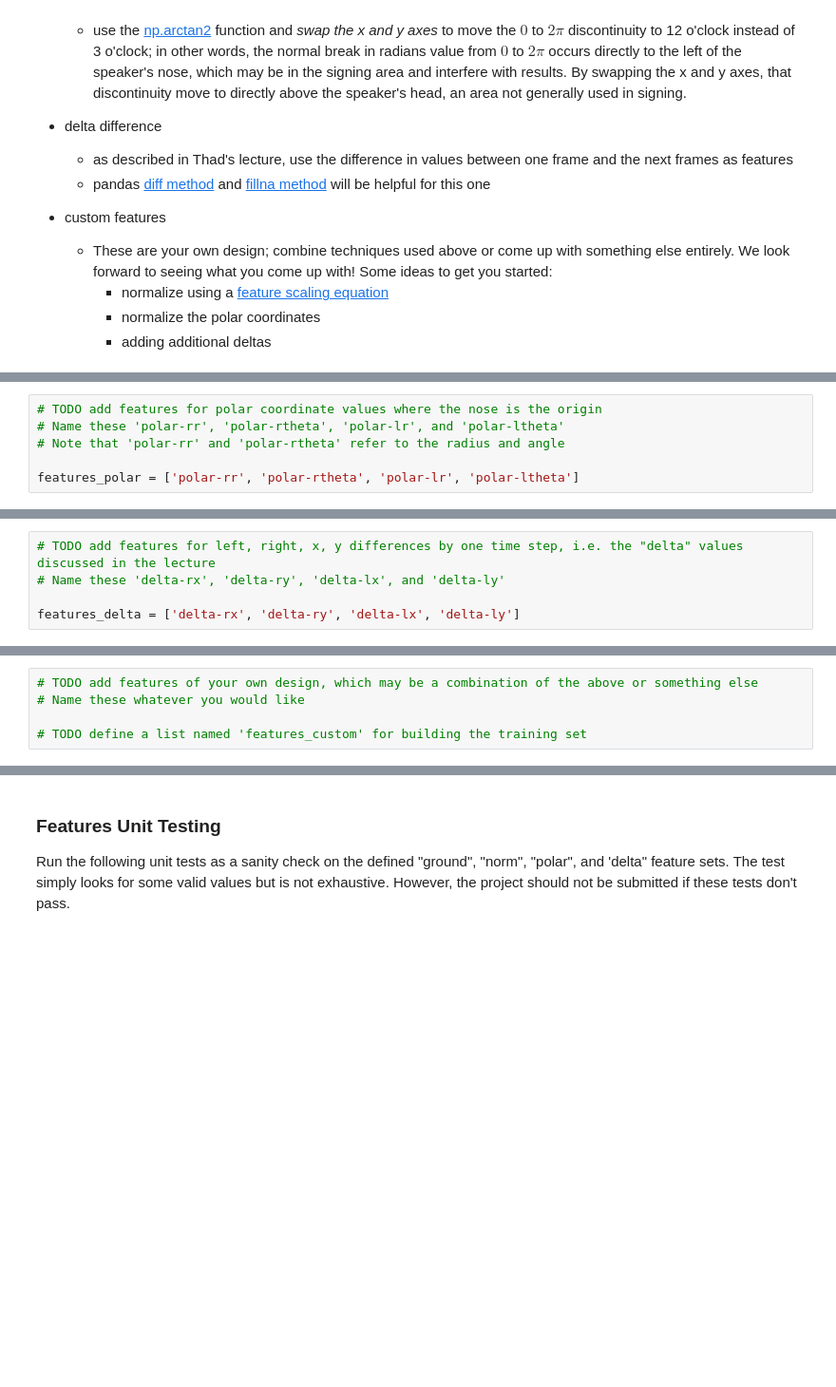
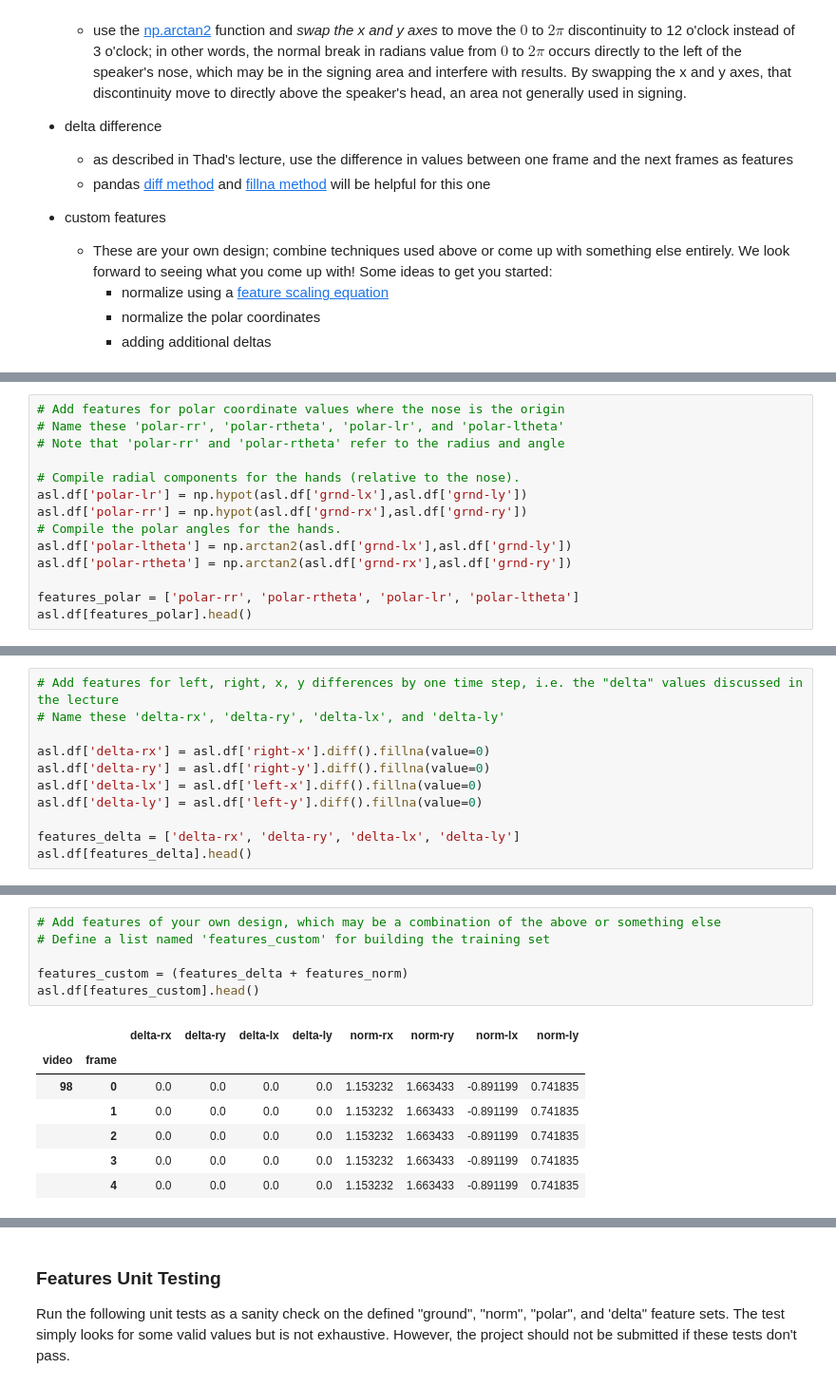
Before and after one commit to Ohara124c41/AIND-ASL_Recognizer, a Jupyter notebook: AIND-Recognizer-master/asl_recognizer.ipynb, the cells around one changed output, grey strips where cells are left out. Shown: that part at 95% size. Saved outputs shown, nothing was run; the diff lists cells and outputs as text; blank space fills up the shorter version.

```diff
--- a/AIND-Recognizer-master/asl_recognizer.ipynb
+++ b/AIND-Recognizer-master/asl_recognizer.ipynb
@@ -124,6 +220,14 @@ features_norm = ['norm-rx', 'norm-ry', 'norm-lx','norm-ly']
 # %%
-# TODO add features for polar coordinate values where the nose is the origin
+# Add features for polar coordinate values where the nose is the origin
 # Name these 'polar-rr', 'polar-rtheta', 'polar-lr', and 'polar-ltheta'
 # Note that 'polar-rr' and 'polar-rtheta' refer to the radius and angle
 
+# Compile radial components for the hands (relative to the nose).
+asl.df['polar-lr'] = np.hypot(asl.df['grnd-lx'],asl.df['grnd-ly'])
+asl.df['polar-rr'] = np.hypot(asl.df['grnd-rx'],asl.df['grnd-ry'])
+# Compile the polar angles for the hands.
+asl.df['polar-ltheta'] = np.arctan2(asl.df['grnd-lx'],asl.df['grnd-ly'])
+asl.df['polar-rtheta'] = np.arctan2(asl.df['grnd-rx'],asl.df['grnd-ry'])
+
 features_polar = ['polar-rr', 'polar-rtheta', 'polar-lr', 'polar-ltheta']
+asl.df[features_polar].head()
@@ -130,5 +242,11 @@ features_polar = ['polar-rr', 'polar-rtheta', 'polar-lr', 'polar-ltheta']
 # %%
-# TODO add features for left, right, x, y differences by one time step, i.e. the "delta" values discussed in the lecture
+# Add features for left, right, x, y differences by one time step, i.e. the "delta" values discussed in the lecture
 # Name these 'delta-rx', 'delta-ry', 'delta-lx', and 'delta-ly'
 
+asl.df['delta-rx'] = asl.df['right-x'].diff().fillna(value=0)
+asl.df['delta-ry'] = asl.df['right-y'].diff().fillna(value=0)
+asl.df['delta-lx'] = asl.df['left-x'].diff().fillna(value=0)
+asl.df['delta-ly'] = asl.df['left-y'].diff().fillna(value=0)
+
 features_delta = ['delta-rx', 'delta-ry', 'delta-lx', 'delta-ly']
+asl.df[features_delta].head()
@@ -135,5 +261,14 @@ features_delta = ['delta-rx', 'delta-ry', 'delta-lx', 'delta-ly']
 # %%
-# TODO add features of your own design, which may be a combination of the above or something else
-# Name these whatever you would like
+# Add features of your own design, which may be a combination of the above or something else
+# Define a list named 'features_custom' for building the training set
 
-# TODO define a list named 'features_custom' for building the training set
+features_custom = (features_delta + features_norm)
+asl.df[features_custom].head()
+# %% [output]
+|  |  | delta-rx | delta-ry | delta-lx | delta-ly | norm-rx | norm-ry | norm-lx | norm-ly |
+| video | frame |  |  |  |  |  |  |  |  |
+| 98 | 0 | 0.0 | 0.0 | 0.0 | 0.0 | 1.153232 | 1.663433 | -0.891199 | 0.741835 |
+|  | 1 | 0.0 | 0.0 | 0.0 | 0.0 | 1.153232 | 1.663433 | -0.891199 | 0.741835 |
+|  | 2 | 0.0 | 0.0 | 0.0 | 0.0 | 1.153232 | 1.663433 | -0.891199 | 0.741835 |
+|  | 3 | 0.0 | 0.0 | 0.0 | 0.0 | 1.153232 | 1.663433 | -0.891199 | 0.741835 |
+|  | 4 | 0.0 | 0.0 | 0.0 | 0.0 | 1.153232 | 1.663433 | -0.891199 | 0.741835 |
```
Also changed, not shown: parts of 41 cells of this notebook, 3 other files.
